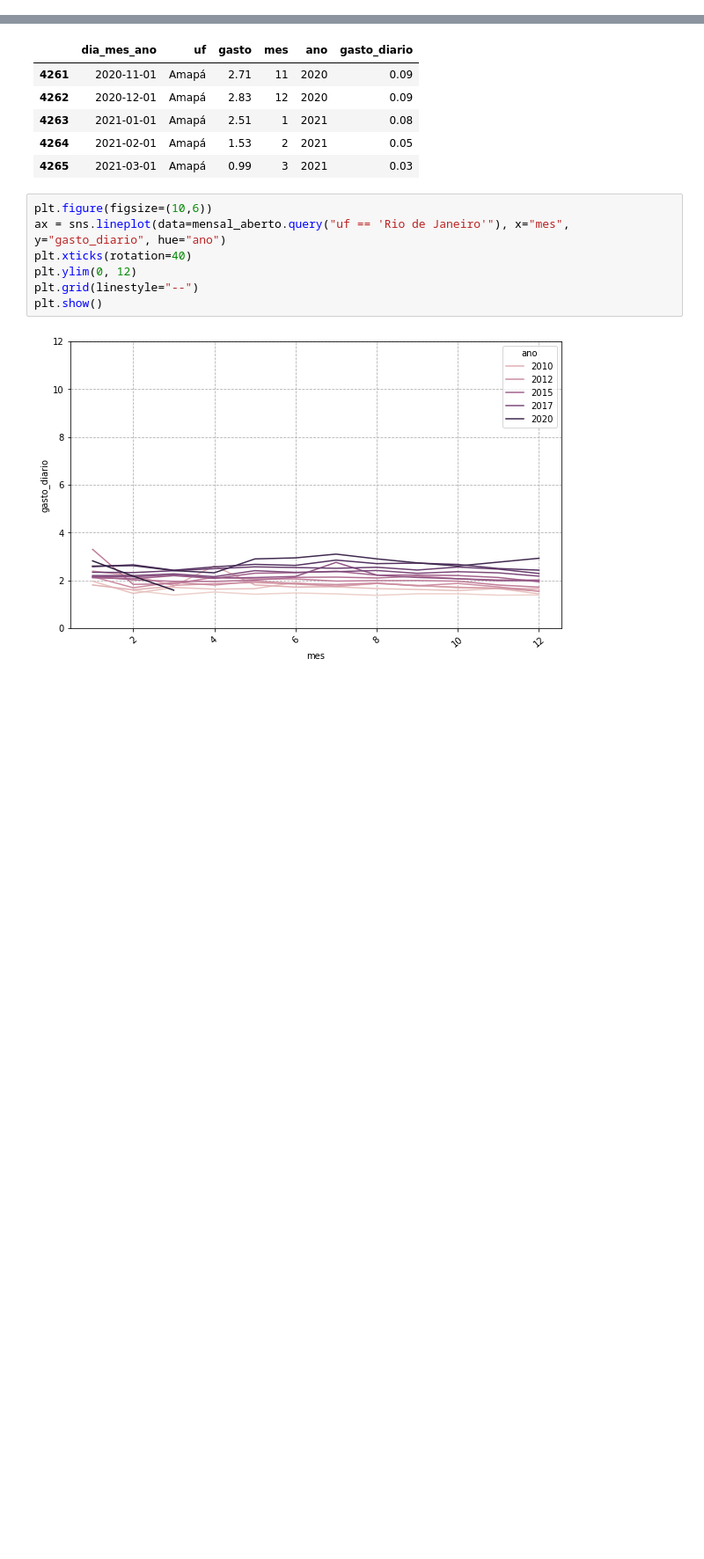
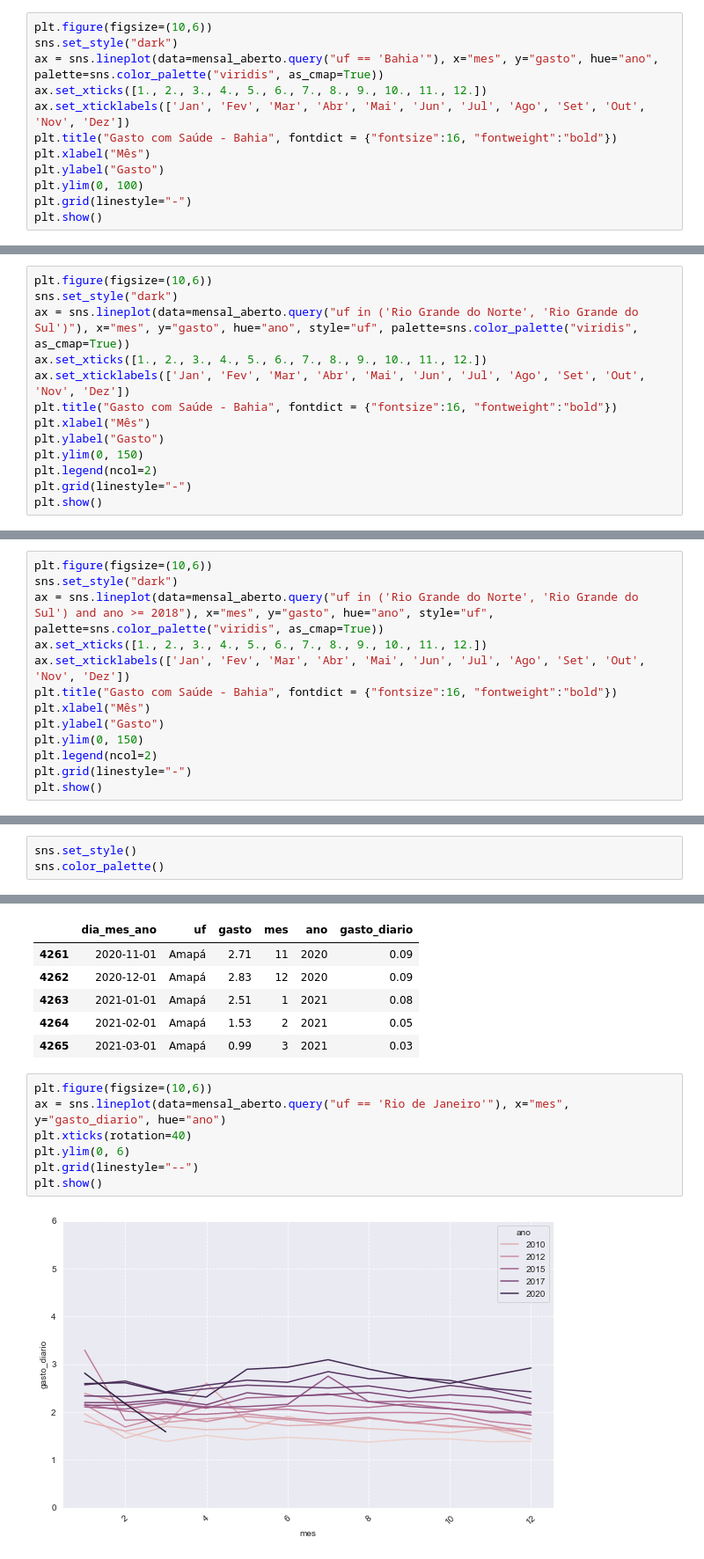
Before and after one commit to iplusl/Bootcamp_Data_Science, a Jupyter notebook: Modulo2/notebooks/Modulo2.ipynb, the cells around one changed output, grey strips where cells are left out. Shown at 88% size. Saved outputs shown, nothing was run; the diff lists cells and outputs as text; blank space fills up the shorter version.

```diff
--- a/Modulo2/notebooks/Modulo2.ipynb
+++ b/Modulo2/notebooks/Modulo2.ipynb
@@ -1371,3 +1371,15 @@ plt.show()
 [figure]
 # %% [markdown]
 ## Desafio 09 - Cores melhores (palete), títulos, ticks de mês com nome bonitinho (inglês? portugês?). Estado que você quiser estudar.
+# %%
+plt.figure(figsize=(10,6))
+sns.set_style("dark")
+ax = sns.lineplot(data=mensal_aberto.query("uf == 'Bahia'"), x="mes", y="gasto", hue="ano", palette=sns.color_palette("viridis", as_cmap=True))
+ax.set_xticks([1., 2., 3., 4., 5., 6., 7., 8., 9., 10., 11., 12.])
+ax.set_xticklabels(['Jan', 'Fev', 'Mar', 'Abr', 'Mai', 'Jun', 'Jul', 'Ago', 'Set', 'Out', 'Nov', 'Dez'])
+plt.title("Gasto com Saúde - Bahia", fontdict = {"fontsize":16, "fontweight":"bold"})
+plt.xlabel("Mês")
+plt.ylabel("Gasto")
+plt.ylim(0, 100)
+plt.grid(linestyle="-")
+plt.show()
@@ -1374,2 +1388,15 @@ plt.show()
 # %% [markdown]
 ## Desafio 10 - Pegar dois estados de climas diferentes (estações de chuva diferente) e plotar as diversas linhas deles. Comparar picos etc. Gerar gráficos separados e conjuntos.
+# %%
+plt.figure(figsize=(10,6))
+sns.set_style("dark")
+ax = sns.lineplot(data=mensal_aberto.query("uf in ('Rio Grande do Norte', 'Rio Grande do Sul')"), x="mes", y="gasto", hue="ano", style="uf", palette=sns.color_palette("viridis", as_cmap=True))
+ax.set_xticks([1., 2., 3., 4., 5., 6., 7., 8., 9., 10., 11., 12.])
+ax.set_xticklabels(['Jan', 'Fev', 'Mar', 'Abr', 'Mai', 'Jun', 'Jul', 'Ago', 'Set', 'Out', 'Nov', 'Dez'])
+plt.title("Gasto com Saúde - Bahia", fontdict = {"fontsize":16, "fontweight":"bold"})
+plt.xlabel("Mês")
+plt.ylabel("Gasto")
+plt.ylim(0, 150)
+plt.legend(ncol=2)
+plt.grid(linestyle="-")
+plt.show()
@@ -1375,0 +1407,13 @@ plt.show()
+# %%
+plt.figure(figsize=(10,6))
+sns.set_style("dark")
+ax = sns.lineplot(data=mensal_aberto.query("uf in ('Rio Grande do Norte', 'Rio Grande do Sul') and ano >= 2018"), x="mes", y="gasto", hue="ano", style="uf", palette=sns.color_palette("viridis", as_cmap=True))
+ax.set_xticks([1., 2., 3., 4., 5., 6., 7., 8., 9., 10., 11., 12.])
+ax.set_xticklabels(['Jan', 'Fev', 'Mar', 'Abr', 'Mai', 'Jun', 'Jul', 'Ago', 'Set', 'Out', 'Nov', 'Dez'])
+plt.title("Gasto com Saúde - Bahia", fontdict = {"fontsize":16, "fontweight":"bold"})
+plt.xlabel("Mês")
+plt.ylabel("Gasto")
+plt.ylim(0, 150)
+plt.legend(ncol=2)
+plt.grid(linestyle="-")
+plt.show()
@@ -1375,0 +1422,3 @@ plt.show()
+# %%
+sns.set_style()
+sns.color_palette()
@@ -1410,9 +1471,9 @@ mensal_aberto.tail()
 # %%
 plt.figure(figsize=(10,6))
 ax = sns.lineplot(data=mensal_aberto.query("uf == 'Rio de Janeiro'"), x="mes", y="gasto_diario", hue="ano")
 plt.xticks(rotation=40)
-plt.ylim(0, 12)
+plt.ylim(0, 6)
 plt.grid(linestyle="--")
 plt.show()
 # %% [output]
-[figure, old version]
+[figure, new version]
```
Also changed, not shown: parts of 22 cells of this notebook, 1 other file.
